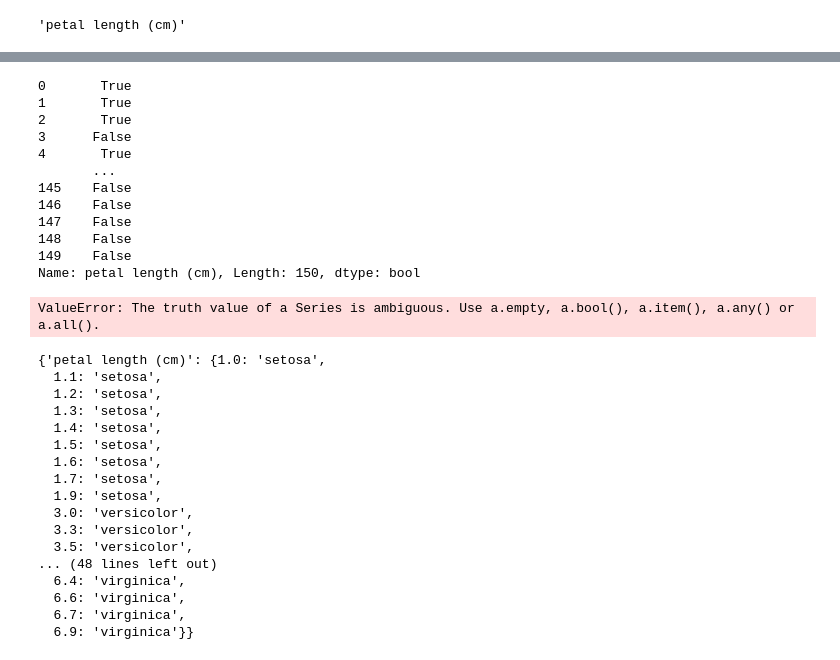
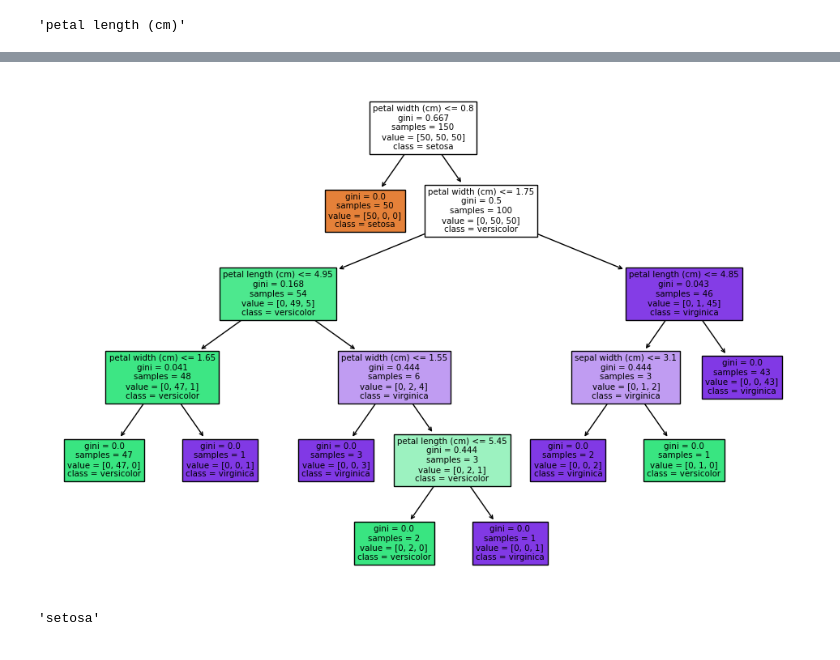
Before and after one commit to lth0813/KEPCO, a Jupyter notebook: ML & DL/1228_Review.ipynb, the cells around one changed output, grey strips where cells are left out. Drawn from its saved outputs; the diff is of its cells as text; code cells hidden in the pictures.

```diff
--- a/ML & DL/1228_Review.ipynb
+++ b/ML & DL/1228_Review.ipynb
@@ -124,39 +99,2 @@ best_feature
-# %%
-data[best_feature] < 1+0.5
-# %% [output]
-0       True
-1       True
-2       True
-3      False
-4       True
-       ...
-145    False
-146    False
-147    False
-148    False
-149    False
-Name: petal length (cm), Length: 150, dtype: bool
-# %%
-data.loc[1 <= data[best_feature] < 1+0.5,y]
-# %% [output]
-ValueError: The truth value of a Series is ambiguous. Use a.empty, a.bool(), a.item(), a.any() or a.all().
 # %%
-make_tree(data,x,y)
+tree = make_tree(data,x,y)
-# %% [output]
-{'petal length (cm)': {1.0: 'setosa',
-  1.1: 'setosa',
-  1.2: 'setosa',
-  1.3: 'setosa',
-  1.4: 'setosa',
-  1.5: 'setosa',
-  1.6: 'setosa',
-  1.7: 'setosa',
-  1.9: 'setosa',
-  3.0: 'versicolor',
-  3.3: 'versicolor',
-  3.5: 'versicolor',
-... (48 lines left out)
-  6.4: 'virginica',
-  6.6: 'virginica',
-  6.7: 'virginica',
-  6.9: 'virginica'}}
@@ -162,0 +106,21 @@ make_tree(data,x,y)
+# %%
+X = load_iris()['data']
+y = load_iris()['target']
+data = pd.DataFrame(X, columns=load_iris()['feature_names'])
+data['species'] = np.where(y == 0, 'setosa', np.where(y == 1, 'versicolor', 'virginica'))
+
+tree_model = DecisionTreeClassifier()
+tree_model.fit(X, y)
+
+plt.figure(figsize=(12, 8))
+plot_tree(tree_model, feature_names=load_iris()['feature_names'], class_names=['setosa', 'versicolor', 'virginica'], filled=True)
+plt.show()
+# %% [output]
+[figure, added]
+# %%
+predicted_class = tree_model.predict([test_x])
+class_names = load_iris()['target_names']
+predicted_class_name = class_names[predicted_class]
+predicted_class_name[0]
+# %% [output]
+'setosa'
```
Also changed, not shown: parts of 6 cells of this notebook.
